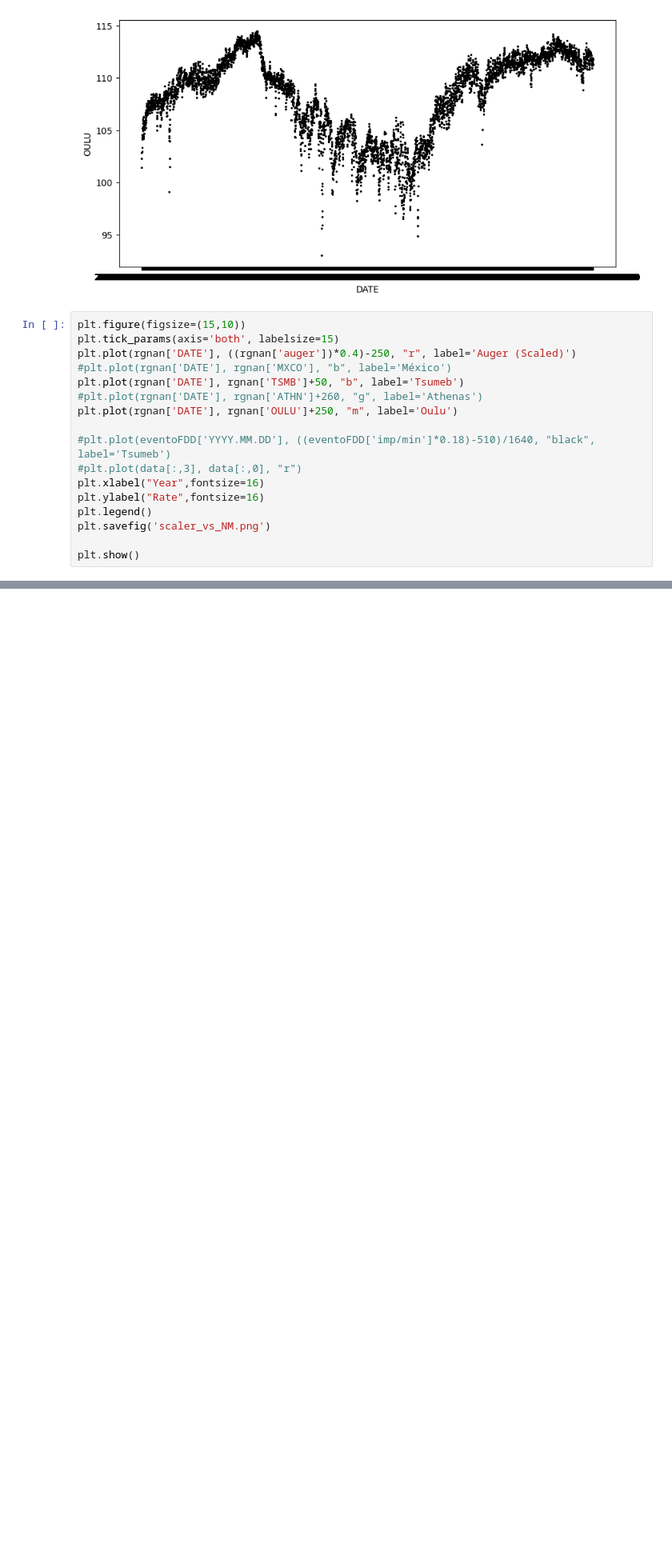
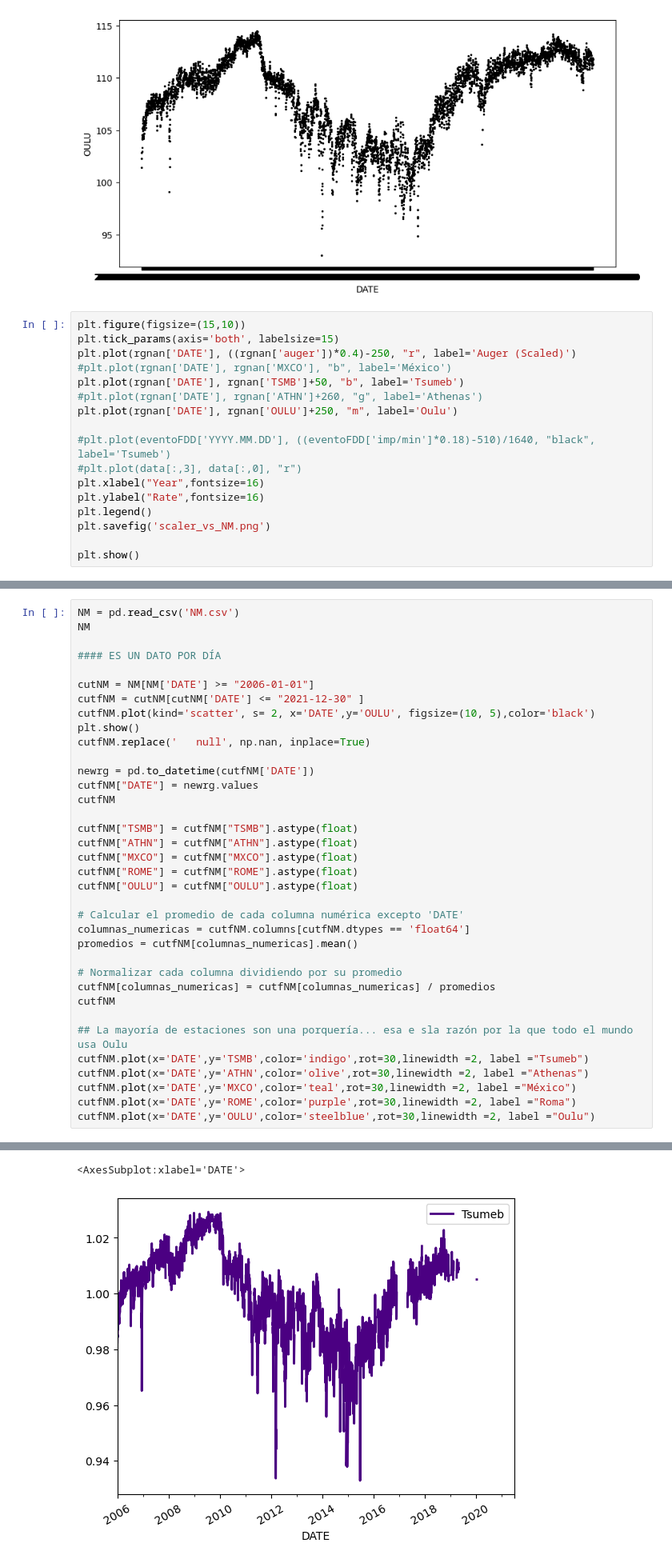
Before and after one commit to jennifergc/scaler_for_solar_analysis, a Jupyter notebook: 03_Neutron_Monitor_Comparison.ipynb, the cells around one changed output, grey strips where cells are left out. Shown: that part at 80% size. Drawn from its saved outputs; the diff is of its cells as text; blank space fills up the shorter version.

```diff
--- a/03_Neutron_Monitor_Comparison.ipynb
+++ b/03_Neutron_Monitor_Comparison.ipynb
@@ -274,0 +254,37 @@ KeyError: Timestamp('2006-01-01 00:29:46')
+# %%
+NM = pd.read_csv('NM.csv')
+NM
+
+#### ES UN DATO POR DÍA
+
+cutNM = NM[NM['DATE'] >= "2006-01-01"]
+cutfNM = cutNM[cutNM['DATE'] <= "2021-12-30" ]
+cutfNM.plot(kind='scatter', s= 2, x='DATE',y='OULU', figsize=(10, 5),color='black')
+plt.show()
+cutfNM.replace('   null', np.nan, inplace=True)
+
+newrg = pd.to_datetime(cutfNM['DATE'])
+cutfNM["DATE"] = newrg.values
+cutfNM
+
+cutfNM["TSMB"] = cutfNM["TSMB"].astype(float)
+cutfNM["ATHN"] = cutfNM["ATHN"].astype(float)
+cutfNM["MXCO"] = cutfNM["MXCO"].astype(float)
+cutfNM["ROME"] = cutfNM["ROME"].astype(float)
+cutfNM["OULU"] = cutfNM["OULU"].astype(float)
+
+# Calcular el promedio de cada columna numérica excepto 'DATE'
+columnas_numericas = cutfNM.columns[cutfNM.dtypes == 'float64']
+promedios = cutfNM[columnas_numericas].mean()
+
+# Normalizar cada columna dividiendo por su promedio
+cutfNM[columnas_numericas] = cutfNM[columnas_numericas] / promedios
+cutfNM
+
+## La mayoría de estaciones son una porquería... esa e sla razón por la que todo el mundo usa Oulu
+cutfNM.plot(x='DATE',y='TSMB',color='indigo',rot=30,linewidth =2, label ="Tsumeb")
+cutfNM.plot(x='DATE',y='ATHN',color='olive',rot=30,linewidth =2, label ="Athenas")
+cutfNM.plot(x='DATE',y='MXCO',color='teal',rot=30,linewidth =2, label ="México")
+cutfNM.plot(x='DATE',y='ROME',color='purple',rot=30,linewidth =2, label ="Roma")
+cutfNM.plot(x='DATE',y='OULU',color='steelblue',rot=30,linewidth =2, label ="Oulu")
+# %% [output]
@@ -274,0 +292,2 @@ KeyError: Timestamp('2006-01-01 00:29:46')
+<AxesSubplot:xlabel='DATE'>
+[figure, added]
```
Also changed, not shown: parts of 4 cells of this notebook, 4 other files.
